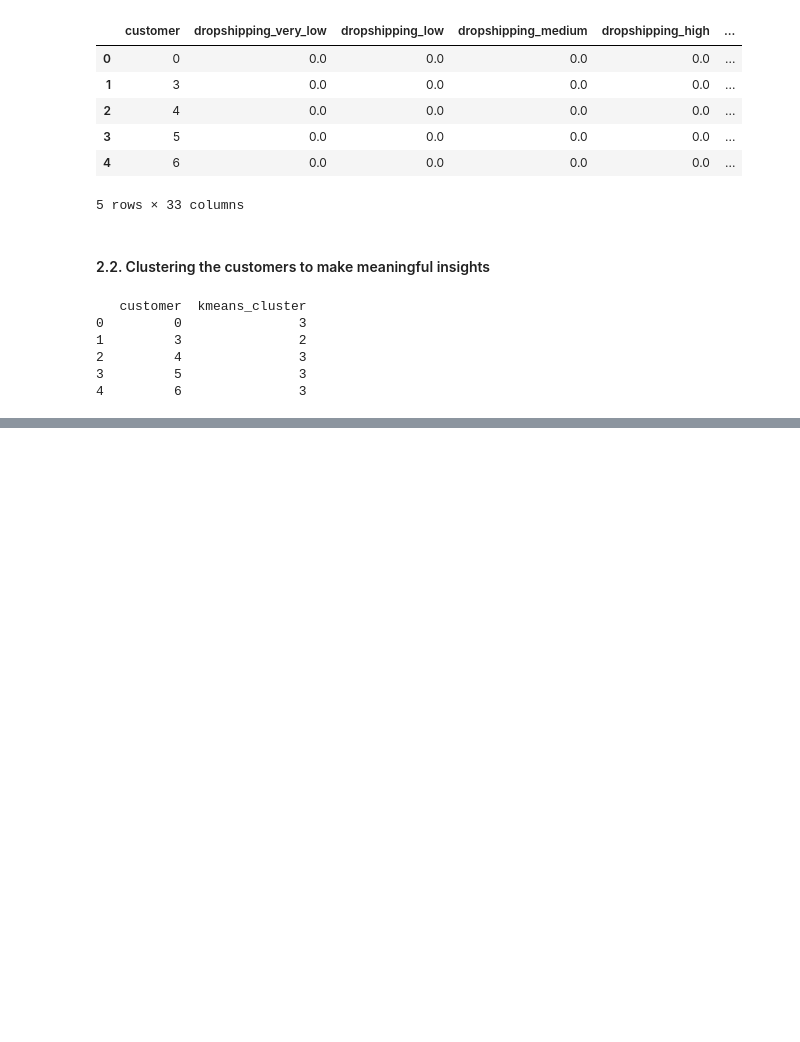
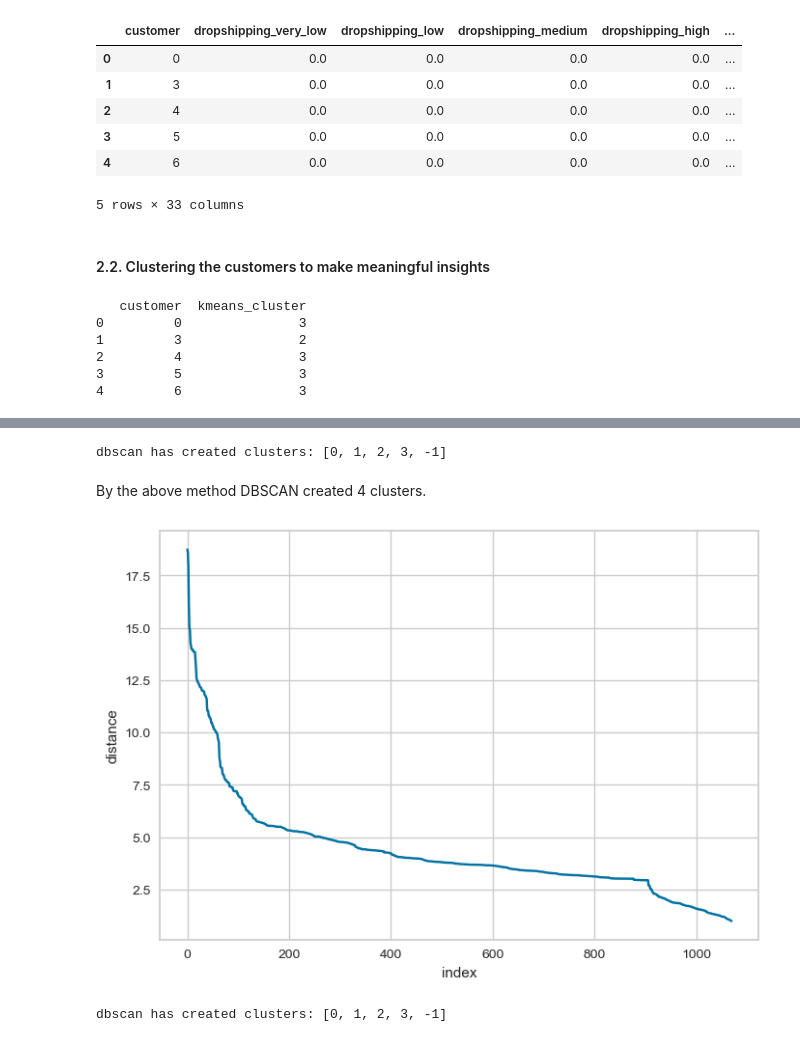
Before and after one commit to Wendyessilfie/Business-statistics-, a Jupyter notebook: new_taoyin_wendy-1.ipynb, the cells around one changed output, grey strips where cells are left out. Cells and saved outputs as stored; diff of their text form; code cells hidden in the pictures; blank space fills up the shorter version.

```diff
--- a/new_taoyin_wendy-1.ipynb
+++ b/new_taoyin_wendy-1.ipynb
@@ -886,0 +900,31 @@ Number of outliers: 394
+# %%
+#DBSCAN final model building
+dbscan = DBSCAN(eps = 2, min_samples = min_samples)
+db_clusters_PCs = dbscan.fit_predict(scaled_features)
+print('dbscan has created clusters:', list(set(db_clusters_PCs)))
+# %% [output]
+dbscan has created clusters: [0, 1, 2, 3, -1]
+# %% [markdown]
+By the above method DBSCAN created 4 clusters.
+# %%
+k = min_samples
+knn_fit = NearestNeighbors(n_neighbors=k).fit(scaled_features)
+distances, indices = knn_fit.kneighbors(scaled_features) # distances are the distance of each point from k nearest neighbors, sorted in ascending order
+further_neighbor = distances[:,-1] = distances[:,-1]
+further_neighbor[::-1].sort() #sorting the distance in descending order
+
+#ploting the elbow method plot
+plt.plot(further_neighbor)
+plt.xlabel('index')
+plt.ylabel('distance')
+plt.grid(visible=True, which='both')
+plt.show()
+# %% [output]
+[figure, added]
+# %%
+#DBSCAN final model building
+dbscan = DBSCAN(eps = 2, min_samples = min_samples)
+db_clusters_ImpFeatures = dbscan.fit_predict(scaled_features)
+print('dbscan has created clusters:', list(set(db_clusters_ImpFeatures)))
+# %% [output]
+dbscan has created clusters: [0, 1, 2, 3, -1]
```
Also changed, not shown: parts of 10 cells of this notebook.
